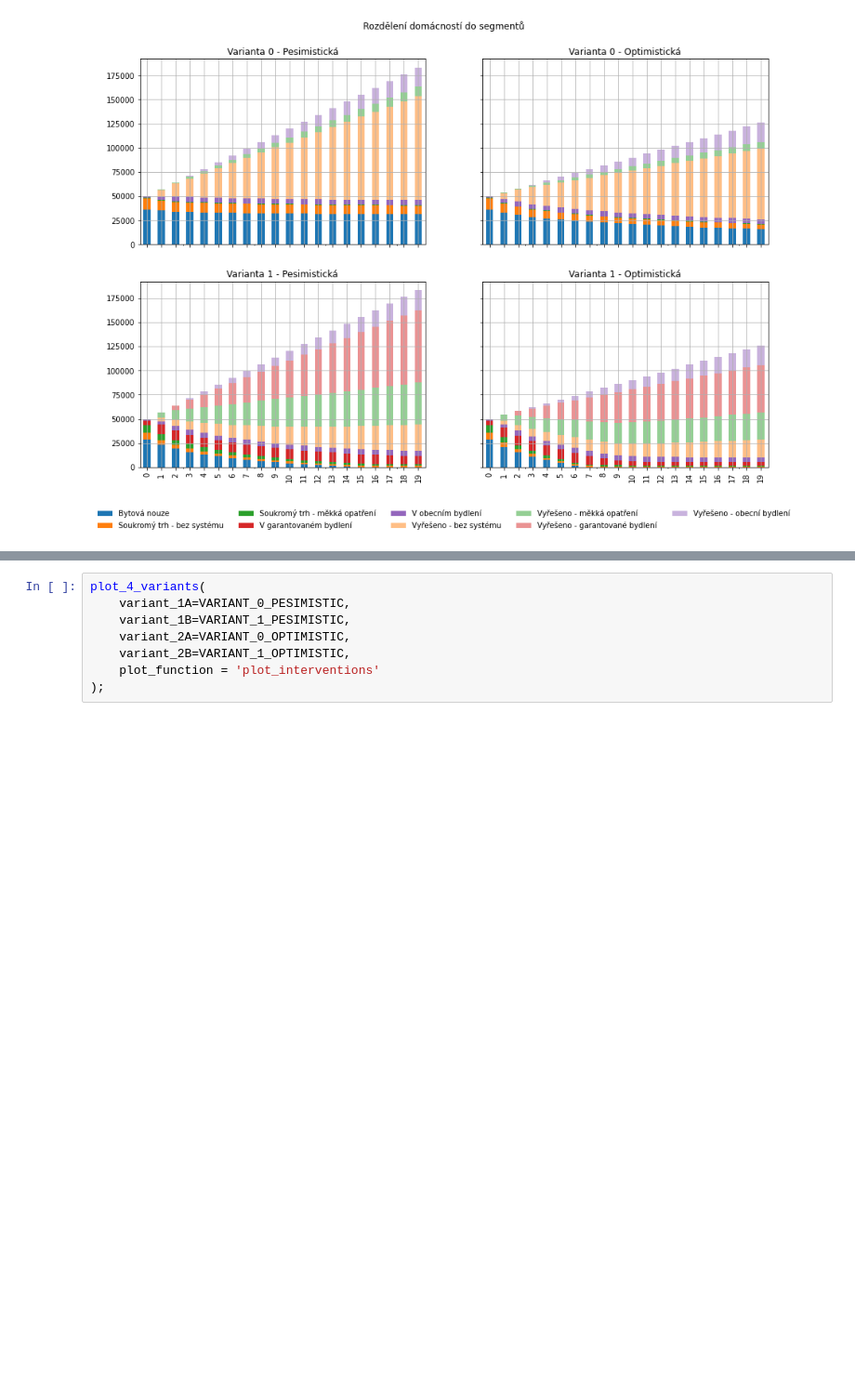
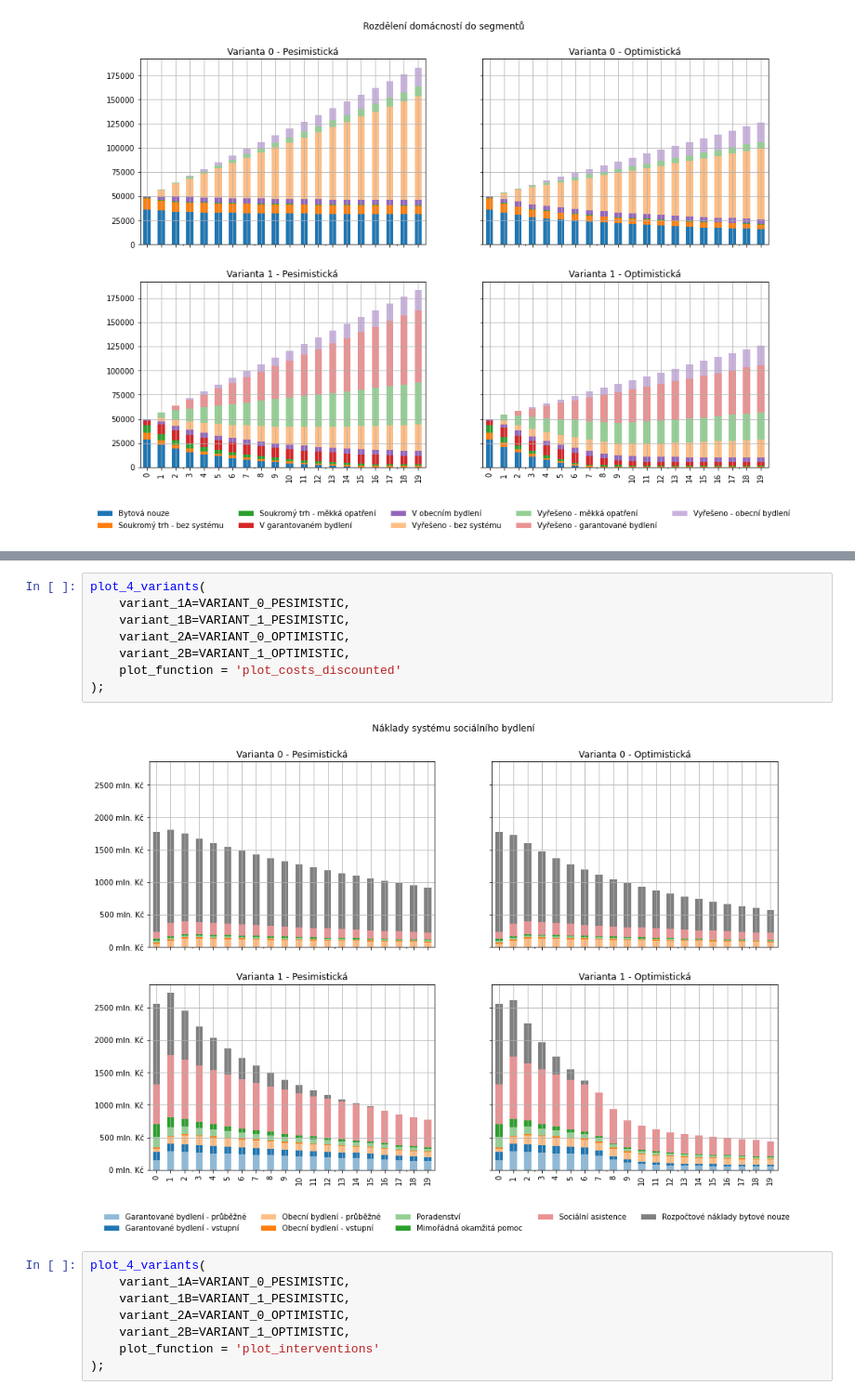
Before and after one commit to vitekzkytek/SocialHousingModel, a Jupyter notebook: model.ipynb, the cells around one changed output, grey strips where cells are left out. Shown at 93% size. Drawn from its saved outputs; the diff is of its cells as text; blank space fills up the shorter version.

```diff
--- a/model.ipynb
+++ b/model.ipynb
@@ -314,3 +319,13 @@ plot_4_variants(
+# %%
+plot_4_variants(
+    variant_1A=VARIANT_0_PESIMISTIC,
+    variant_1B=VARIANT_1_PESIMISTIC,
+    variant_2A=VARIANT_0_OPTIMISTIC,
+    variant_2B=VARIANT_1_OPTIMISTIC,
+    plot_function = 'plot_costs_discounted'
+);
+# %% [output]
+[figure, added]
 # %%
 plot_4_variants(
     variant_1A=VARIANT_0_PESIMISTIC,
```
Also changed, not shown: parts of 17 cells of this notebook, 2 other files.
